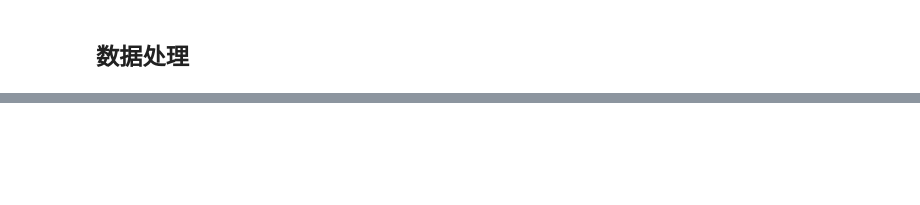
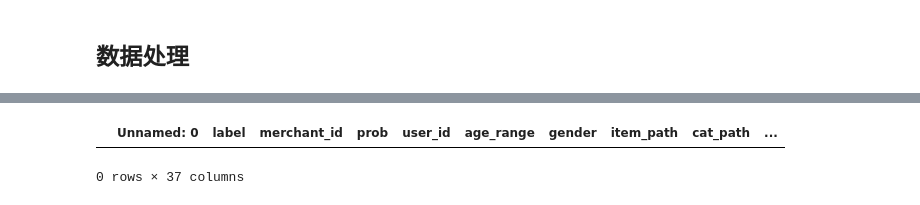
Before and after one commit to SCUISQianFeng/tianchi-ml-base, a Jupyter notebook: TianChi/baseLine/repeatPurchase/FeatureEngineering.ipynb, the cells around one changed output, grey strips where cells are left out. Cells and saved outputs as stored; diff of their text form; code cells hidden in the pictures; blank space fills up the shorter version.

```diff
--- a/TianChi/baseLine/repeatPurchase/FeatureEngineering.ipynb
+++ b/TianChi/baseLine/repeatPurchase/FeatureEngineering.ipynb
@@ -280,0 +376,5 @@ Name: item_path, dtype: object
+# %%
+all_data_test[all_data_test['seller_most_1'] != -1]
+# %% [output]
+|  | Unnamed: 0 | label | merchant_id | prob | user_id | age_range | gender | item_path | cat_path | ... |
+0 rows × 37 columns
```
Also changed, not shown: parts of 26 cells of this notebook, 2 other files.
